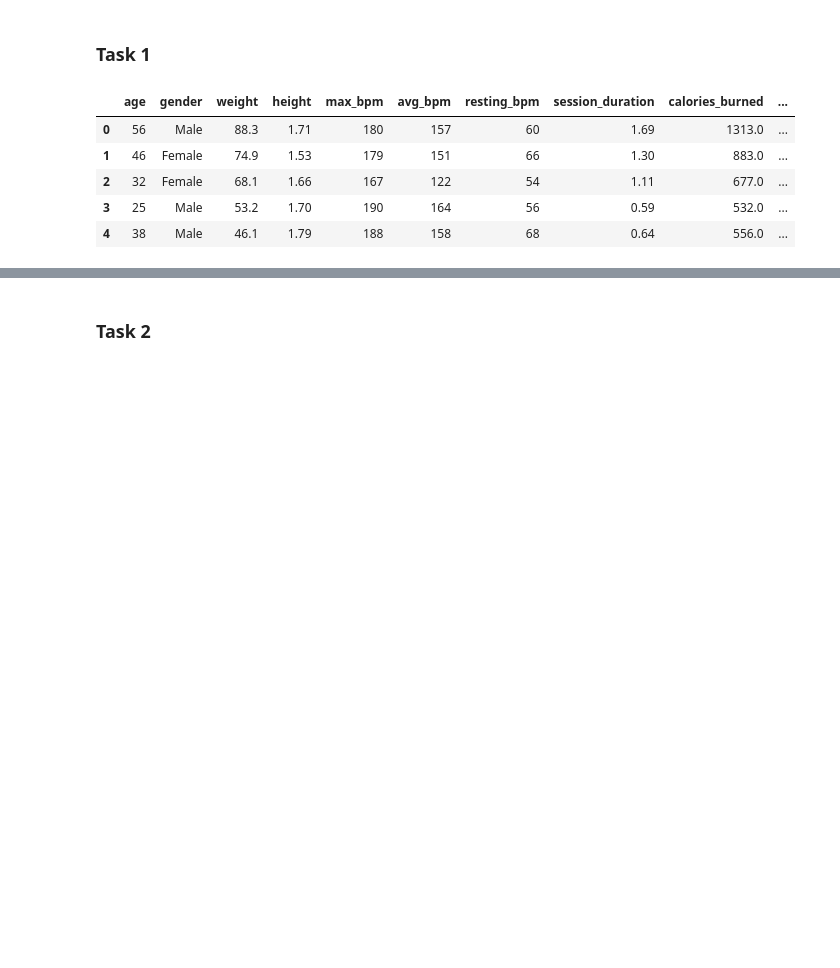
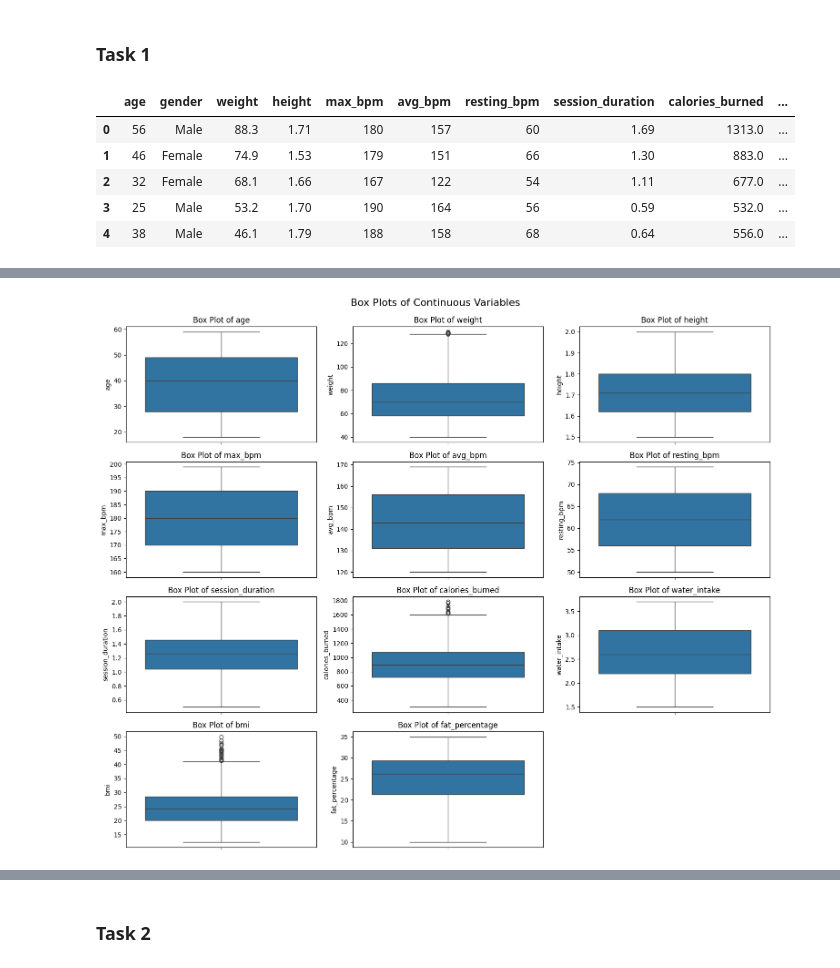
Before and after one commit to ivan-22-3-5/data_analysis_6th_sem, a Jupyter notebook: final-project/final-project.ipynb, the cells around one changed output, grey strips where cells are left out. Saved outputs shown, nothing was run; the diff lists cells and outputs as text; code cells hidden in the pictures; blank space fills up the shorter version.

```diff
--- a/final-project/final-project.ipynb
+++ b/final-project/final-project.ipynb
@@ -15,0 +51,11 @@ df.head()
+# %%
+plt.figure(figsize=(15, 12))
+for i, var in enumerate(continuous_vars, 1):
+    plt.subplot(4, 3, i)
+    sns.boxplot(y=df[var])
+    plt.title(f'Box Plot of {var}')
+    plt.tight_layout()
+plt.suptitle('Box Plots of Continuous Variables', y=1.02, fontsize=16)
+plt.show()
+# %% [output]
+[figure, added]
```
Also changed, not shown: parts of 7 cells of this notebook.
